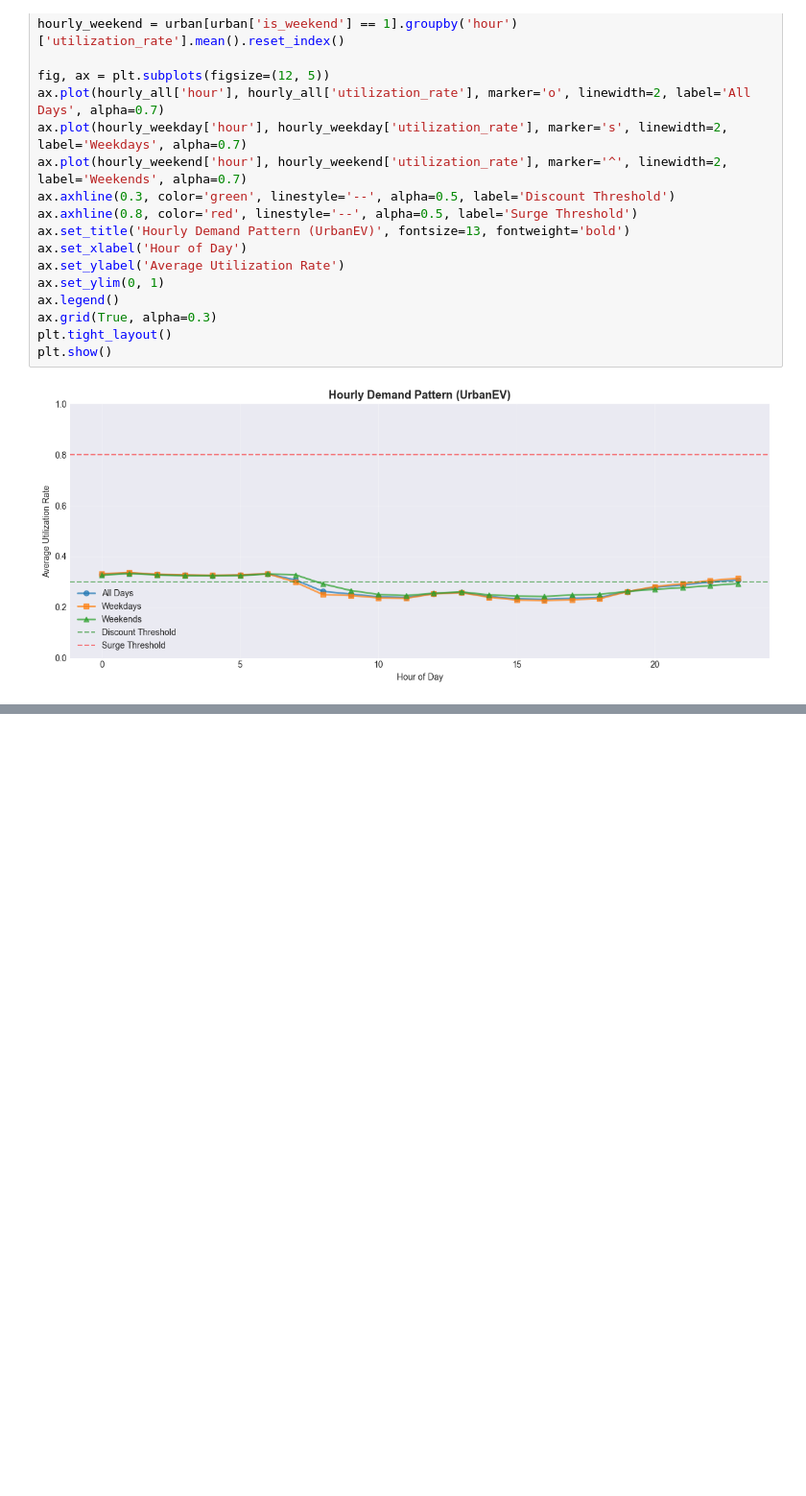
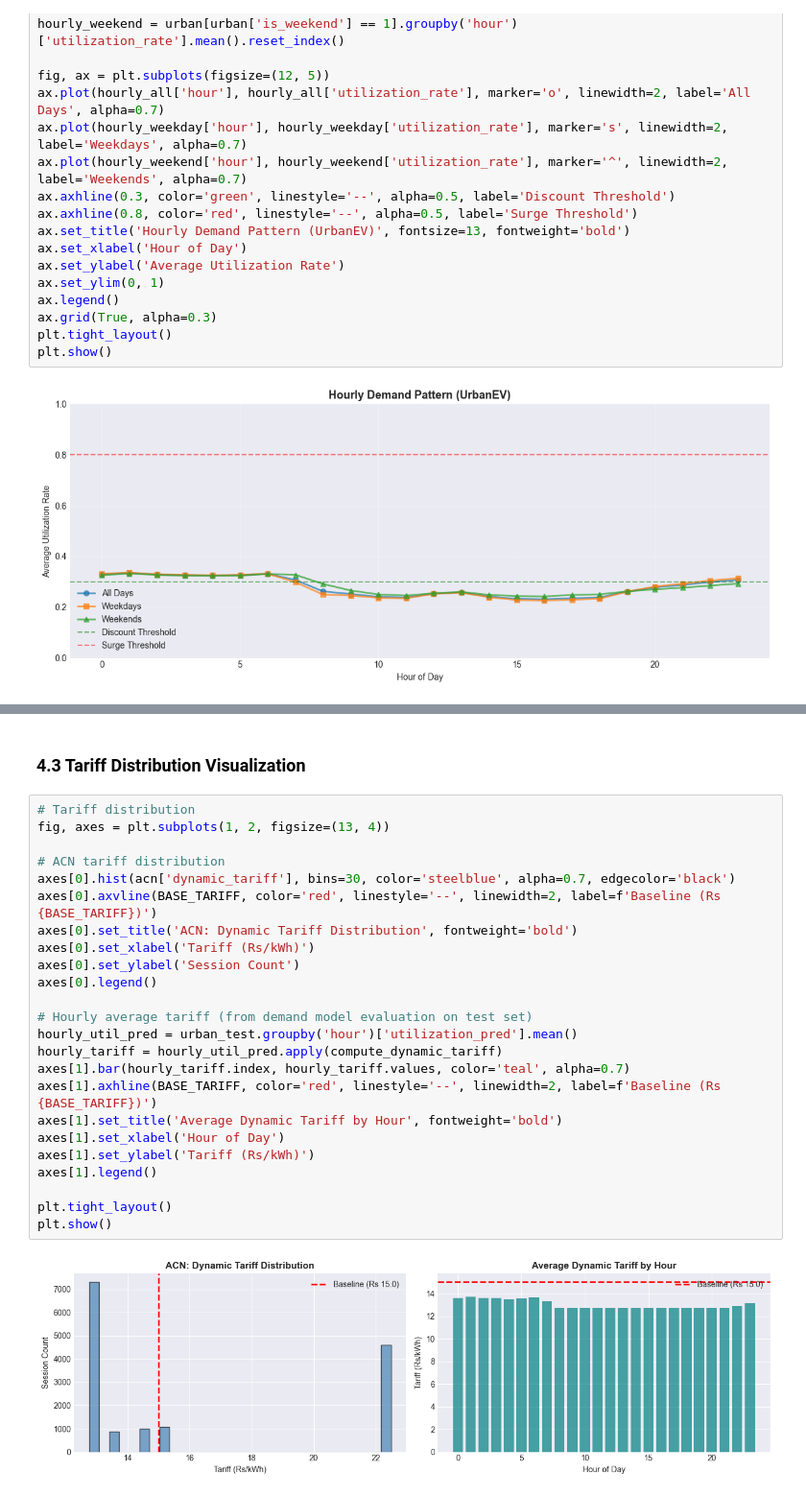
Before and after one commit to QyAkhil/AI-Based-Dynamic-Tariff-Optimization-for-EV-Charging-Networks, a Jupyter notebook: notebooks/AI_Dynamic_Tariff_Workflow.ipynb, the cells around one changed output, grey strips where cells are left out. Shown at 96% size. Drawn from its saved outputs; the diff is of its cells as text; blank space fills up the shorter version.

```diff
--- a/notebooks/AI_Dynamic_Tariff_Workflow.ipynb
+++ b/notebooks/AI_Dynamic_Tariff_Workflow.ipynb
@@ -926,0 +663,28 @@ All outputs saved:
+# %% [markdown]
+ ### 4.3 Tariff Distribution Visualization
+# %%
+# Tariff distribution
+fig, axes = plt.subplots(1, 2, figsize=(13, 4))
+
+# ACN tariff distribution
+axes[0].hist(acn['dynamic_tariff'], bins=30, color='steelblue', alpha=0.7, edgecolor='black')
+axes[0].axvline(BASE_TARIFF, color='red', linestyle='--', linewidth=2, label=f'Baseline (Rs {BASE_TARIFF})')
+axes[0].set_title('ACN: Dynamic Tariff Distribution', fontweight='bold')
+axes[0].set_xlabel('Tariff (Rs/kWh)')
+axes[0].set_ylabel('Session Count')
+axes[0].legend()
+
+# Hourly average tariff (from demand model evaluation on test set)
+hourly_util_pred = urban_test.groupby('hour')['utilization_pred'].mean()
+hourly_tariff = hourly_util_pred.apply(compute_dynamic_tariff)
+axes[1].bar(hourly_tariff.index, hourly_tariff.values, color='teal', alpha=0.7)
+axes[1].axhline(BASE_TARIFF, color='red', linestyle='--', linewidth=2, label=f'Baseline (Rs {BASE_TARIFF})')
+axes[1].set_title('Average Dynamic Tariff by Hour', fontweight='bold')
+axes[1].set_xlabel('Hour of Day')
+axes[1].set_ylabel('Tariff (Rs/kWh)')
+axes[1].legend()
+
+plt.tight_layout()
+plt.show()
+# %% [output]
+[figure, added]
```
Also changed, not shown: parts of 93 cells of this notebook, 3 other files.
